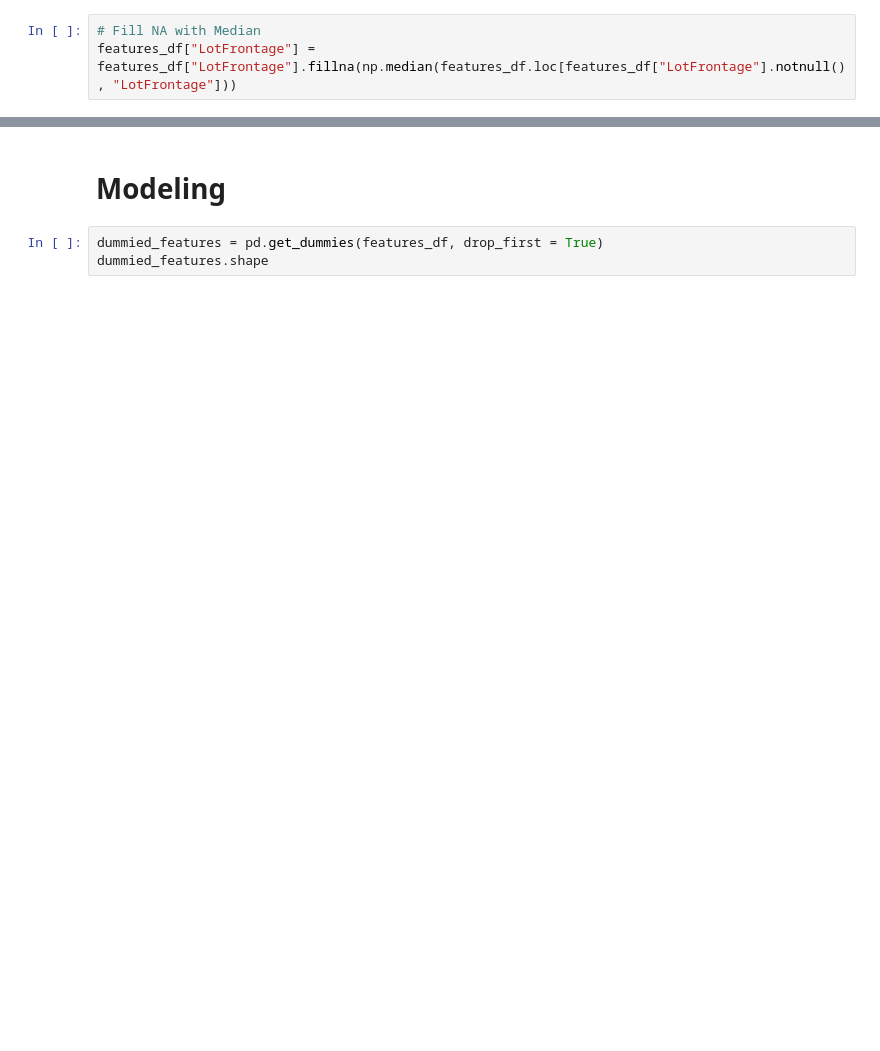
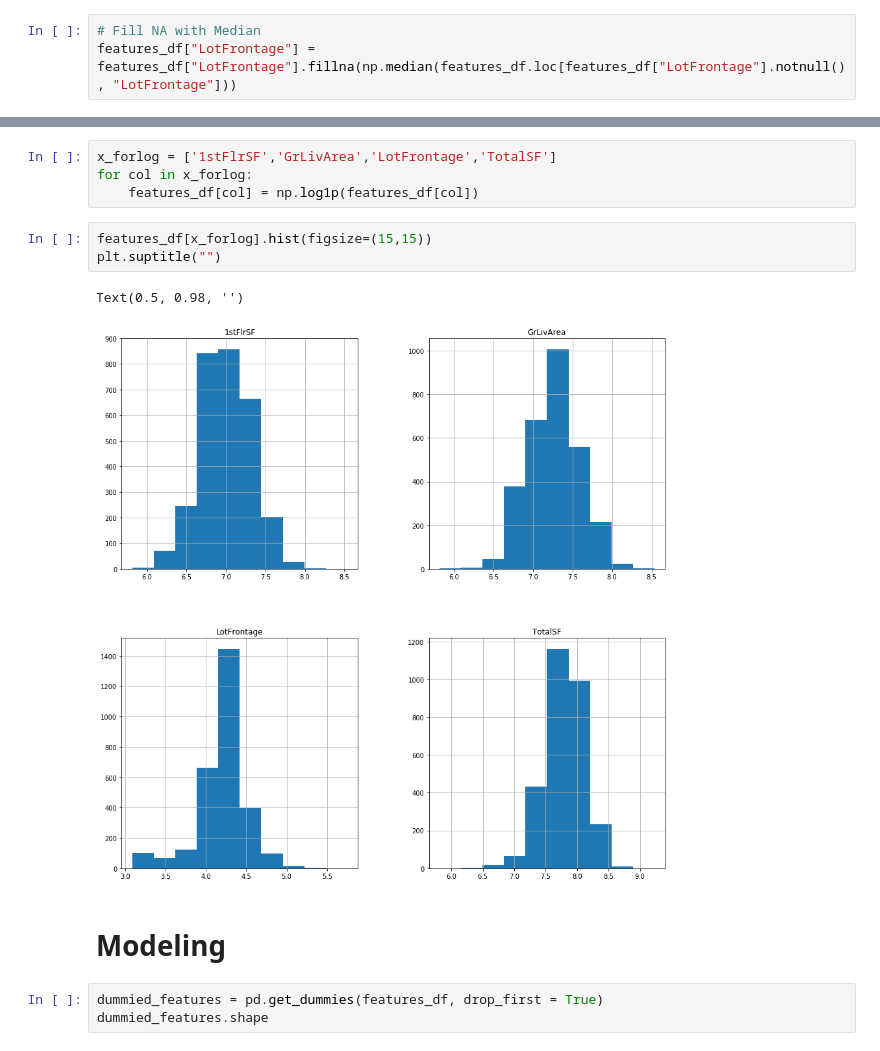
Before and after one commit to wowChelios/AmesHousing_ML, a Jupyter notebook: AmesProject.ipynb, the cells around one changed output, grey strips where cells are left out. Drawn from its saved outputs; the diff is of its cells as text; blank space fills up the shorter version.

```diff
--- a/AmesProject.ipynb
+++ b/AmesProject.ipynb
@@ -157,3 +158,13 @@ features_df["Pool"] = [1 if e != 0 else 0 for e in features_df["PoolArea"]]
+# %%
+x_forlog = ['1stFlrSF','GrLivArea','LotFrontage','TotalSF']
+for col in x_forlog:
+    features_df[col] = np.log1p(features_df[col])
+# %%
+features_df[x_forlog].hist(figsize=(15,15))
+plt.suptitle("")
+# %% [output]
+Text(0.5, 0.98, '')
+[figure, added]
 # %% [markdown]
 # Modeling
 # %%
```
Also changed, not shown: parts of 55 cells of this notebook, 8 other files.
